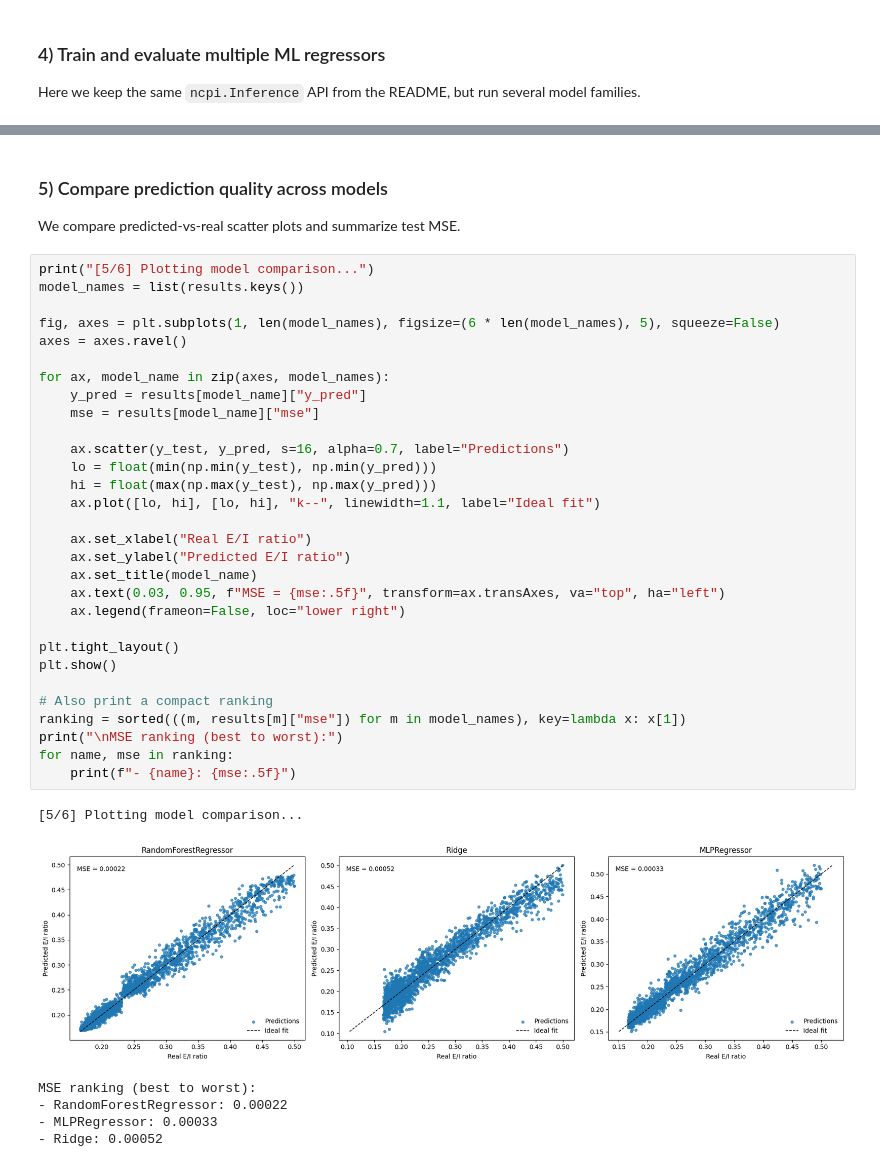
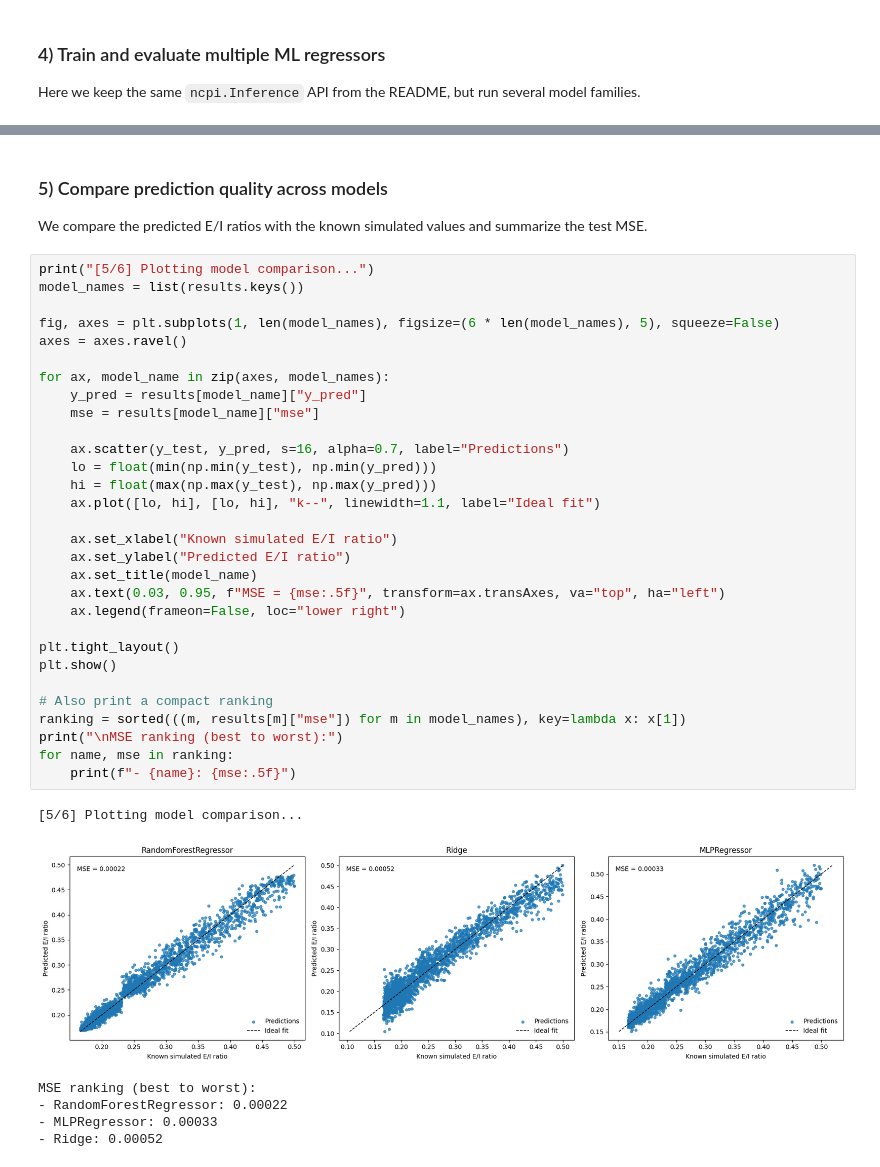
Before and after one commit to necolab-ugr/ncpi, a Jupyter notebook: docs/tutorials/jupyter/notebooks/training-predictions.ipynb, the cells around one changed output, grey strips where cells are left out. Saved outputs shown, nothing was run; the diff lists cells and outputs as text.

```diff
--- a/docs/tutorials/jupyter/notebooks/training-predictions.ipynb
+++ b/docs/tutorials/jupyter/notebooks/training-predictions.ipynb
@@ -270,40 +270,40 @@ Test MSE (MLPRegressor): 0.00033
 # %% [markdown]
 ### 5) Compare prediction quality across models
 
-We compare predicted-vs-real scatter plots and summarize test MSE.
+We compare the predicted E/I ratios with the known simulated values and summarize the test MSE.
 # %%
 print("[5/6] Plotting model comparison...")
 model_names = list(results.keys())
 
 fig, axes = plt.subplots(1, len(model_names), figsize=(6 * len(model_names), 5), squeeze=False)
 axes = axes.ravel()
 
 for ax, model_name in zip(axes, model_names):
     y_pred = results[model_name]["y_pred"]
     mse = results[model_name]["mse"]
 
     ax.scatter(y_test, y_pred, s=16, alpha=0.7, label="Predictions")
     lo = float(min(np.min(y_test), np.min(y_pred)))
     hi = float(max(np.max(y_test), np.max(y_pred)))
     ax.plot([lo, hi], [lo, hi], "k--", linewidth=1.1, label="Ideal fit")
 
-    ax.set_xlabel("Real E/I ratio")
+    ax.set_xlabel("Known simulated E/I ratio")
     ax.set_ylabel("Predicted E/I ratio")
     ax.set_title(model_name)
     ax.text(0.03, 0.95, f"MSE = {mse:.5f}", transform=ax.transAxes, va="top", ha="left")
     ax.legend(frameon=False, loc="lower right")
 
 plt.tight_layout()
 plt.show()
 
 # Also print a compact ranking
 ranking = sorted(((m, results[m]["mse"]) for m in model_names), key=lambda x: x[1])
 print("\nMSE ranking (best to worst):")
 for name, mse in ranking:
     print(f"- {name}: {mse:.5f}")
 # %% [output]
 [5/6] Plotting model comparison...
-[figure, old version]
+[figure, new version]
 MSE ranking (best to worst):
 - RandomForestRegressor: 0.00022
 - MLPRegressor: 0.00033
```
Also changed, not shown: parts of 3 cells of this notebook, 1 other file.
